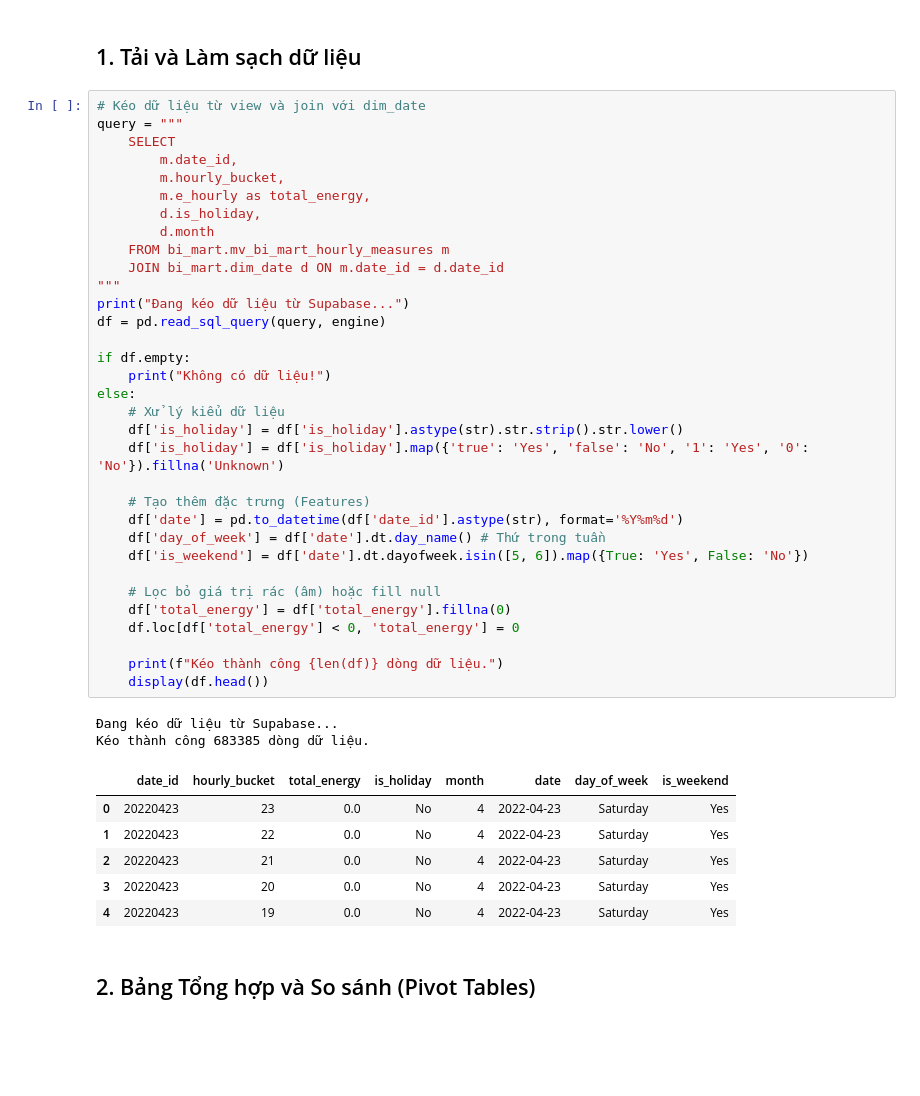
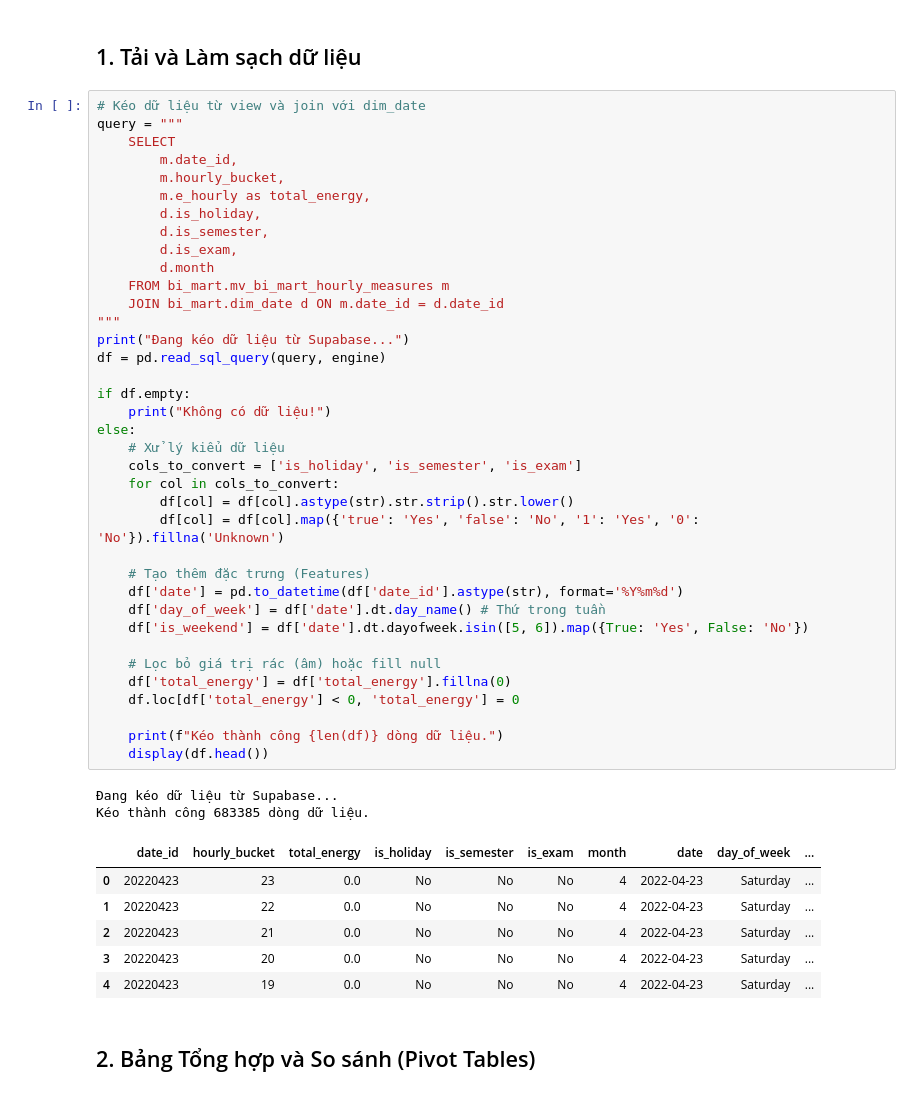
Before and after one commit to nguyenvunhut/solar-engergy, a Jupyter notebook: notebooks/pattern_discovery.ipynb, the cells around one changed output. Saved outputs shown, nothing was run; the diff lists cells and outputs as text; blank space fills up the shorter version.

```diff
--- a/notebooks/pattern_discovery.ipynb
+++ b/notebooks/pattern_discovery.ipynb
@@ -38,41 +38,45 @@ query = """
         m.date_id,
         m.hourly_bucket,
         m.e_hourly as total_energy,
         d.is_holiday,
+        d.is_semester,
+        d.is_exam,
         d.month
     FROM bi_mart.mv_bi_mart_hourly_measures m
     JOIN bi_mart.dim_date d ON m.date_id = d.date_id
 """
 print("Đang kéo dữ liệu từ Supabase...")
 df = pd.read_sql_query(query, engine)
 
 if df.empty:
     print("Không có dữ liệu!")
 else:
     # Xử lý kiểu dữ liệu
-    df['is_holiday'] = df['is_holiday'].astype(str).str.strip().str.lower()
-    df['is_holiday'] = df['is_holiday'].map({'true': 'Yes', 'false': 'No', '1': 'Yes', '0': 'No'}).fillna('Unknown')
+    cols_to_convert = ['is_holiday', 'is_semester', 'is_exam']
+    for col in cols_to_convert:
+        df[col] = df[col].astype(str).str.strip().str.lower()
+        df[col] = df[col].map({'true': 'Yes', 'false': 'No', '1': 'Yes', '0': 'No'}).fillna('Unknown')
 
     # Tạo thêm đặc trưng (Features)
     df['date'] = pd.to_datetime(df['date_id'].astype(str), format='%Y%m%d')
     df['day_of_week'] = df['date'].dt.day_name() # Thứ trong tuần
     df['is_weekend'] = df['date'].dt.dayofweek.isin([5, 6]).map({True: 'Yes', False: 'No'})
 
     # Lọc bỏ giá trị rác (âm) hoặc fill null
     df['total_energy'] = df['total_energy'].fillna(0)
     df.loc[df['total_energy'] < 0, 'total_energy'] = 0
 
     print(f"Kéo thành công {len(df)} dòng dữ liệu.")
     display(df.head())
 # %% [output]
 Đang kéo dữ liệu từ Supabase...
 Kéo thành công 683385 dòng dữ liệu.
-|  | date_id | hourly_bucket | total_energy | is_holiday | month | date | day_of_week | is_weekend |
-| 0 | 20220423 | 23 | 0.0 | No | 4 | 2022-04-23 | Saturday | Yes |
-| 1 | 20220423 | 22 | 0.0 | No | 4 | 2022-04-23 | Saturday | Yes |
-| 2 | 20220423 | 21 | 0.0 | No | 4 | 2022-04-23 | Saturday | Yes |
-| 3 | 20220423 | 20 | 0.0 | No | 4 | 2022-04-23 | Saturday | Yes |
-| 4 | 20220423 | 19 | 0.0 | No | 4 | 2022-04-23 | Saturday | Yes |
+|  | date_id | hourly_bucket | total_energy | is_holiday | is_semester | is_exam | month | date | day_of_week | ... |
+| 0 | 20220423 | 23 | 0.0 | No | No | No | 4 | 2022-04-23 | Saturday | ... |
+| 1 | 20220423 | 22 | 0.0 | No | No | No | 4 | 2022-04-23 | Saturday | ... |
+| 2 | 20220423 | 21 | 0.0 | No | No | No | 4 | 2022-04-23 | Saturday | ... |
+| 3 | 20220423 | 20 | 0.0 | No | No | No | 4 | 2022-04-23 | Saturday | ... |
+| 4 | 20220423 | 19 | 0.0 | No | No | No | 4 | 2022-04-23 | Saturday | ... |
 # %% [markdown]
 ## 2. Bảng Tổng hợp và So sánh (Pivot Tables)
 # %%
```
Also changed, not shown: parts of 3 cells of this notebook.
